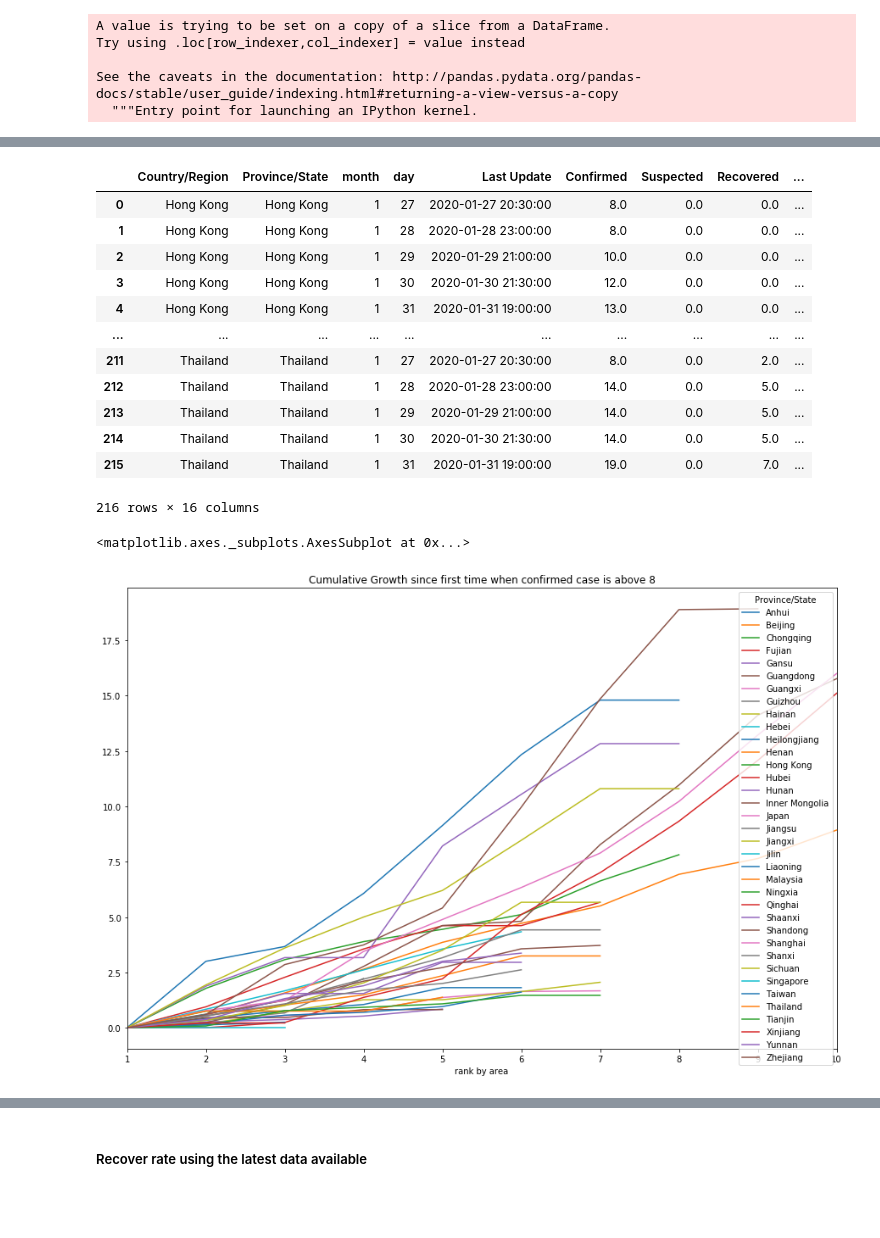
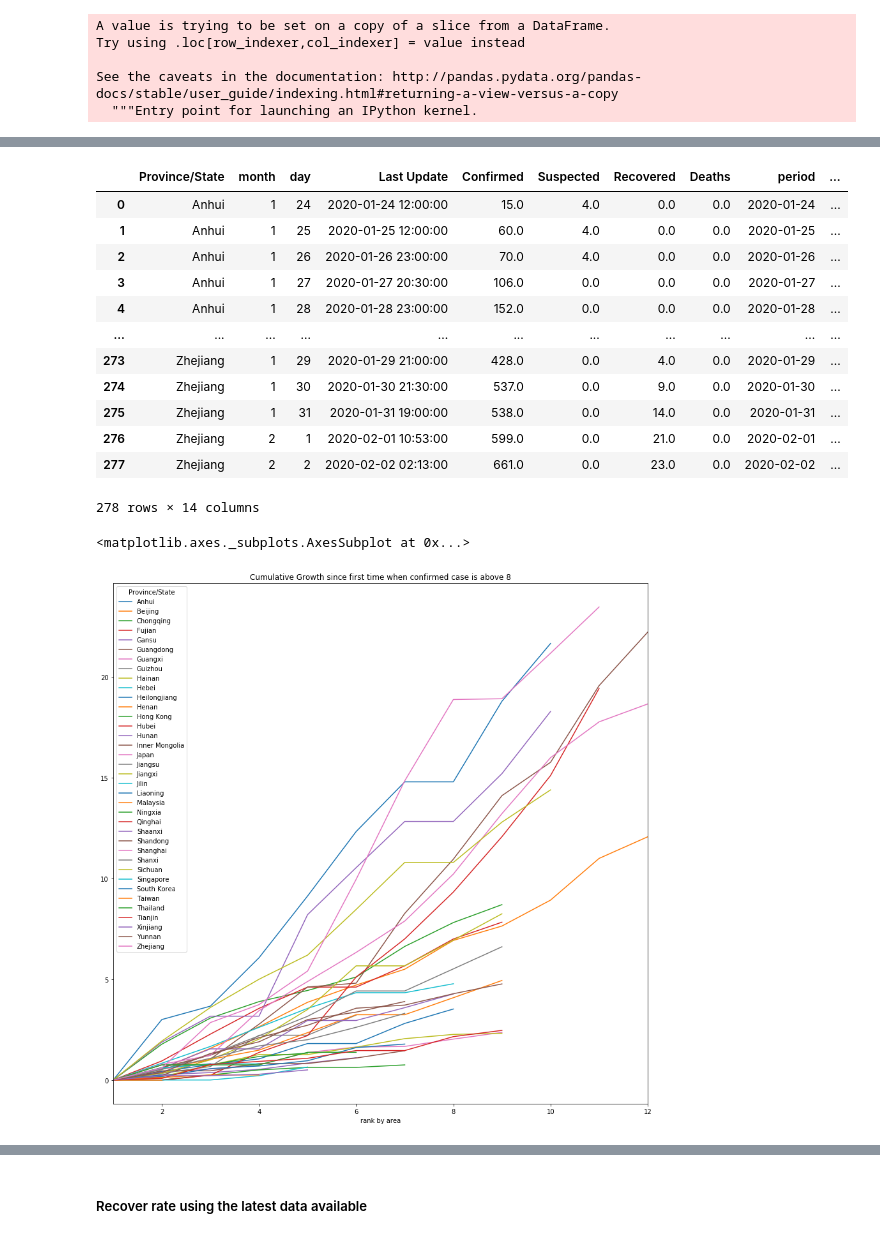
Before and after one commit to deeplaunch/Experiments, a Jupyter notebook: nCoV/Novel Coronavirus Spread.ipynb, the cells around one changed output, grey strips where cells are left out. Drawn from its saved outputs; the diff is of its cells as text; code cells hidden in the pictures; blank space fills up the shorter version.

```diff
--- a/nCoV/Novel Coronavirus Spread.ipynb
+++ b/nCoV/Novel Coronavirus Spread.ipynb
@@ -65,7 +65,7 @@ Try using .loc[row_indexer,col_indexer] = value instead
 
 See the caveats in the documentation: http://pandas.pydata.org/pandas-docs/stable/user_guide/indexing.html#returning-a-view-versus-a-copy
 # %%
-clean_df =main_df.groupby(['Country/Region','Province/State','month','day']).agg({'Last Update':'max',
+clean_df =main_df.groupby(['Province/State','month','day']).agg({'Last Update':'max',
                                                                   'Confirmed':'max',
                                                                   'Suspected':'max',
                                                                   'Recovered':'max',
@@ -251,28 +240,28 @@ earliest_df
 heavy_affect_df = pd.merge(heavy_affect_df, earliest_df, how = 'left', left_on = 'Province/State', right_on = 'Province/State')
 heavy_affect_df
 # %% [output]
-|  | Country/Region | Province/State | month | day | Last Update | Confirmed | Suspected | Recovered | ... |
-| 0 | Hong Kong | Hong Kong | 1 | 27 | 2020-01-27 20:30:00 | 8.0 | 0.0 | 0.0 | ... |
-| 1 | Hong Kong | Hong Kong | 1 | 28 | 2020-01-28 23:00:00 | 8.0 | 0.0 | 0.0 | ... |
-| 2 | Hong Kong | Hong Kong | 1 | 29 | 2020-01-29 21:00:00 | 10.0 | 0.0 | 0.0 | ... |
-| 3 | Hong Kong | Hong Kong | 1 | 30 | 2020-01-30 21:30:00 | 12.0 | 0.0 | 0.0 | ... |
-| 4 | Hong Kong | Hong Kong | 1 | 31 | 2020-01-31 19:00:00 | 13.0 | 0.0 | 0.0 | ... |
-| ... | ... | ... | ... | ... | ... | ... | ... | ... | ... |
-| 211 | Thailand | Thailand | 1 | 27 | 2020-01-27 20:30:00 | 8.0 | 0.0 | 2.0 | ... |
-| 212 | Thailand | Thailand | 1 | 28 | 2020-01-28 23:00:00 | 14.0 | 0.0 | 5.0 | ... |
-| 213 | Thailand | Thailand | 1 | 29 | 2020-01-29 21:00:00 | 14.0 | 0.0 | 5.0 | ... |
-| 214 | Thailand | Thailand | 1 | 30 | 2020-01-30 21:30:00 | 14.0 | 0.0 | 5.0 | ... |
-| 215 | Thailand | Thailand | 1 | 31 | 2020-01-31 19:00:00 | 19.0 | 0.0 | 7.0 | ... |
+|  | Province/State | month | day | Last Update | Confirmed | Suspected | Recovered | Deaths | period | ... |
+| 0 | Anhui | 1 | 24 | 2020-01-24 12:00:00 | 15.0 | 4.0 | 0.0 | 0.0 | 2020-01-24 | ... |
+| 1 | Anhui | 1 | 25 | 2020-01-25 12:00:00 | 60.0 | 4.0 | 0.0 | 0.0 | 2020-01-25 | ... |
+| 2 | Anhui | 1 | 26 | 2020-01-26 23:00:00 | 70.0 | 4.0 | 0.0 | 0.0 | 2020-01-26 | ... |
+| 3 | Anhui | 1 | 27 | 2020-01-27 20:30:00 | 106.0 | 0.0 | 0.0 | 0.0 | 2020-01-27 | ... |
+| 4 | Anhui | 1 | 28 | 2020-01-28 23:00:00 | 152.0 | 0.0 | 0.0 | 0.0 | 2020-01-28 | ... |
+| ... | ... | ... | ... | ... | ... | ... | ... | ... | ... | ... |
+| 273 | Zhejiang | 1 | 29 | 2020-01-29 21:00:00 | 428.0 | 0.0 | 4.0 | 0.0 | 2020-01-29 | ... |
+| 274 | Zhejiang | 1 | 30 | 2020-01-30 21:30:00 | 537.0 | 0.0 | 9.0 | 0.0 | 2020-01-30 | ... |
+| 275 | Zhejiang | 1 | 31 | 2020-01-31 19:00:00 | 538.0 | 0.0 | 14.0 | 0.0 | 2020-01-31 | ... |
+| 276 | Zhejiang | 2 | 1 | 2020-02-01 10:53:00 | 599.0 | 0.0 | 21.0 | 0.0 | 2020-02-01 | ... |
+| 277 | Zhejiang | 2 | 2 | 2020-02-02 02:13:00 | 661.0 | 0.0 | 23.0 | 0.0 | 2020-02-02 | ... |
-216 rows × 16 columns
+278 rows × 14 columns
 # %%
 heavy_affect_df['cumulative growth'] = heavy_affect_df['Confirmed']/ heavy_affect_df['base'] - 1
 cmlt_growth_df = heavy_affect_df.pivot_table(columns ='Province/State', index= 'rank by area', values='cumulative growth')
-cmlt_growth_df.plot.line(figsize =(15, 10),
+cmlt_growth_df.plot.line(figsize =(15, 15),
                                          title ='Cumulative Growth since first time when confirmed case is above 8')
                                          #ylim =(0, 2)#)
 # %% [output]
 <matplotlib.axes._subplots.AxesSubplot at 0x...>
-[figure, old version]
+[figure, new version]
 # %%
 cmlt_growth_df.max().sort_values().index
 # %% [output]
```
Also changed, not shown: parts of 27 cells of this notebook.
